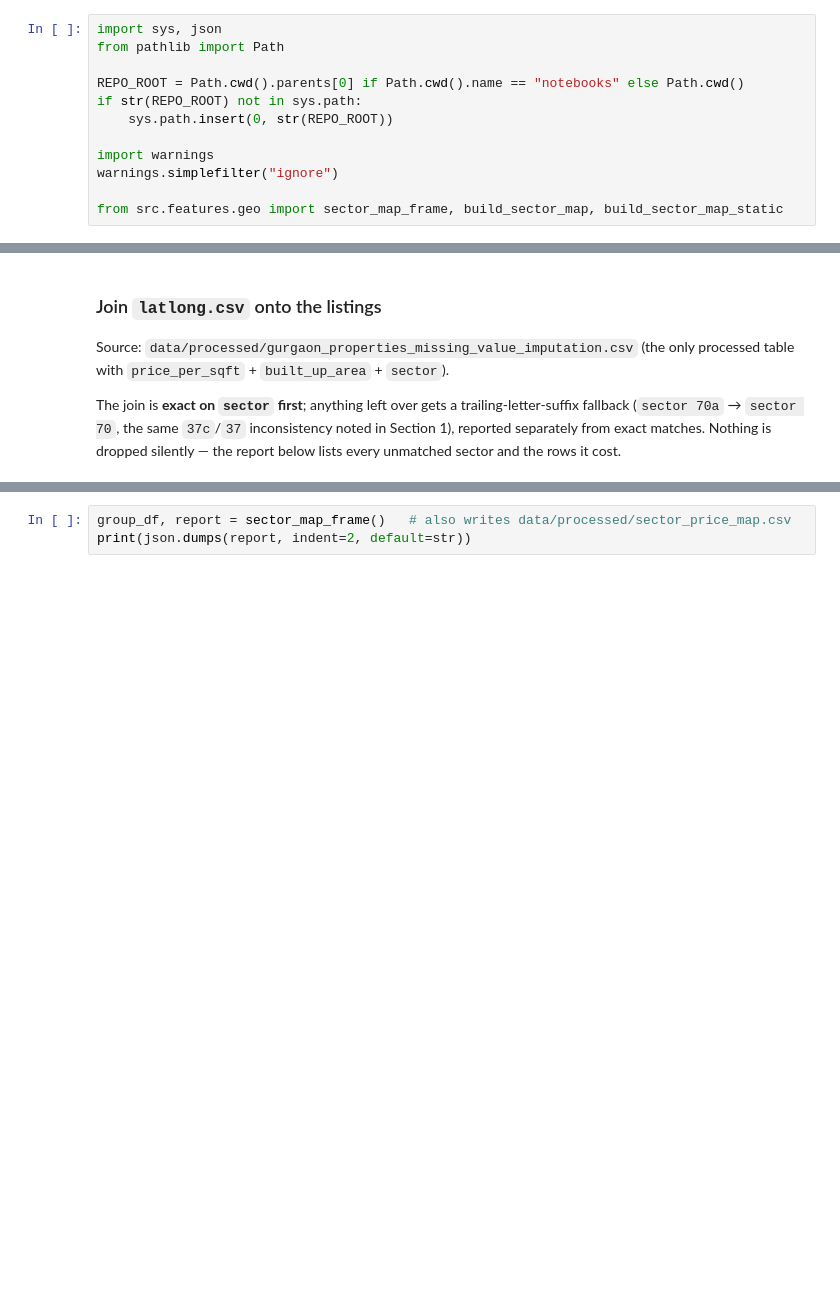
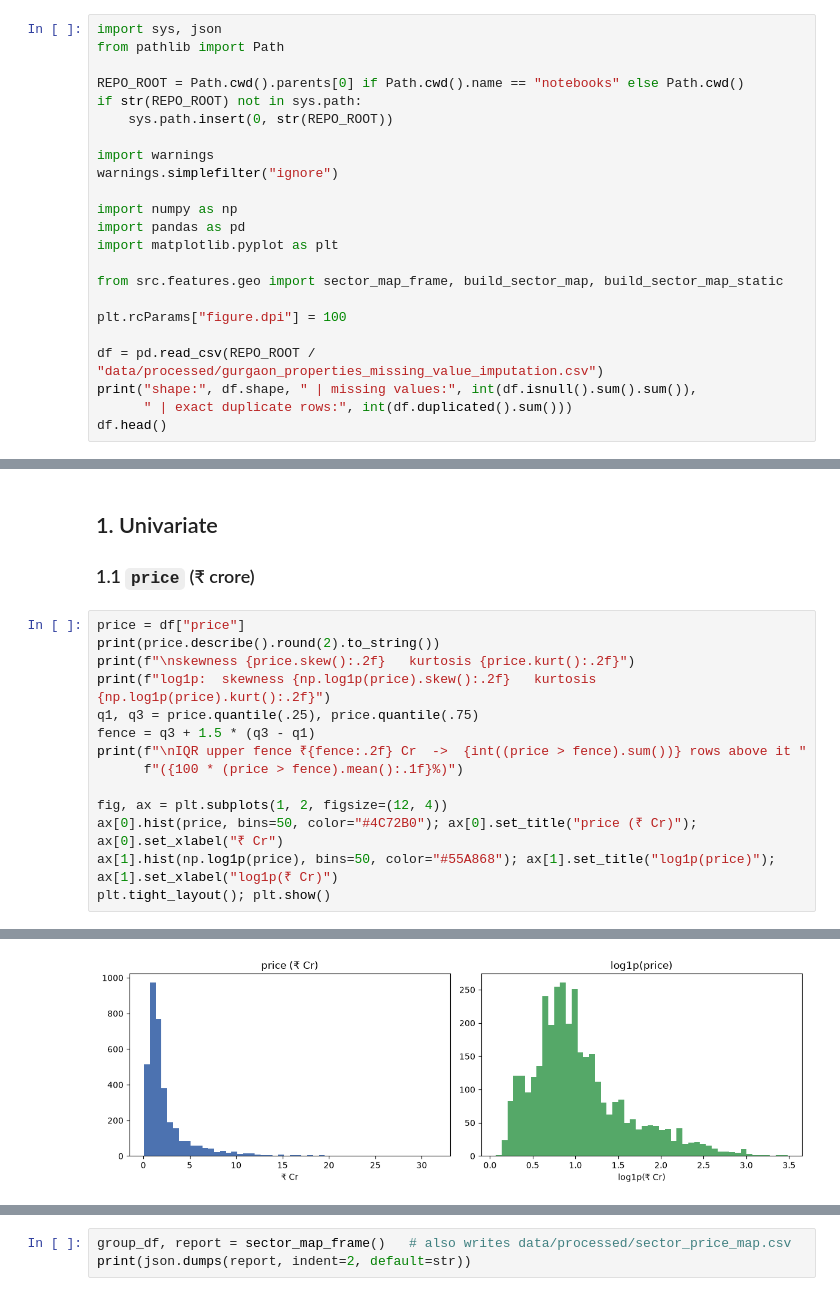
Before and after one commit to reswalsandeep/real-estate-recommender, a Jupyter notebook: notebooks/05_eda.ipynb, the cells around one changed output, grey strips where cells are left out. Saved outputs shown, nothing was run; the diff lists cells and outputs as text; blank space fills up the shorter version.

```diff
--- a/notebooks/05_eda.ipynb
+++ b/notebooks/05_eda.ipynb
@@ -26,4 +39,15 @@ if str(REPO_ROOT) not in sys.path:
 import warnings
 warnings.simplefilter("ignore")
 
+import numpy as np
+import pandas as pd
+import matplotlib.pyplot as plt
+
 from src.features.geo import sector_map_frame, build_sector_map, build_sector_map_static
+
+plt.rcParams["figure.dpi"] = 100
+
+df = pd.read_csv(REPO_ROOT / "data/processed/gurgaon_properties_missing_value_imputation.csv")
+print("shape:", df.shape, " | missing values:", int(df.isnull().sum().sum()),
+      " | exact duplicate rows:", int(df.duplicated().sum()))
+df.head()
@@ -30,11 +62,19 @@ from src.features.geo import sector_map_frame, build_sector_map, build_sector_ma
-# %% [markdown]
-### Join `latlong.csv` onto the listings
-
-Source: `data/processed/gurgaon_properties_missing_value_imputation.csv` (the
-only processed table with `price_per_sqft` + `built_up_area` + `sector`).
-
-The join is **exact on `sector` first**; anything left over gets a
-trailing-letter-suffix fallback (`sector 70a` → `sector 70`, the same `37c`/`37`
-inconsistency noted in Section 1), reported separately from exact matches. Nothing is
-dropped silently — the report below lists every unmatched sector and the rows it
-cost.
+# %% [markdown]
+## 1. Univariate
+
+### 1.1 `price` (₹ crore)
+# %%
+price = df["price"]
+print(price.describe().round(2).to_string())
+print(f"\nskewness {price.skew():.2f}   kurtosis {price.kurt():.2f}")
+print(f"log1p:  skewness {np.log1p(price).skew():.2f}   kurtosis {np.log1p(price).kurt():.2f}")
+q1, q3 = price.quantile(.25), price.quantile(.75)
+fence = q3 + 1.5 * (q3 - q1)
+print(f"\nIQR upper fence ₹{fence:.2f} Cr  ->  {int((price > fence).sum())} rows above it "
+      f"({100 * (price > fence).mean():.1f}%)")
+
+fig, ax = plt.subplots(1, 2, figsize=(12, 4))
+ax[0].hist(price, bins=50, color="#4C72B0"); ax[0].set_title("price (₹ Cr)"); ax[0].set_xlabel("₹ Cr")
+ax[1].hist(np.log1p(price), bins=50, color="#55A868"); ax[1].set_title("log1p(price)"); ax[1].set_xlabel("log1p(₹ Cr)")
+plt.tight_layout(); plt.show()
+# %% [output]
@@ -40,0 +94 @@ cost.
+[figure, added]
```
Also changed, not shown: parts of 52 cells of this notebook.
